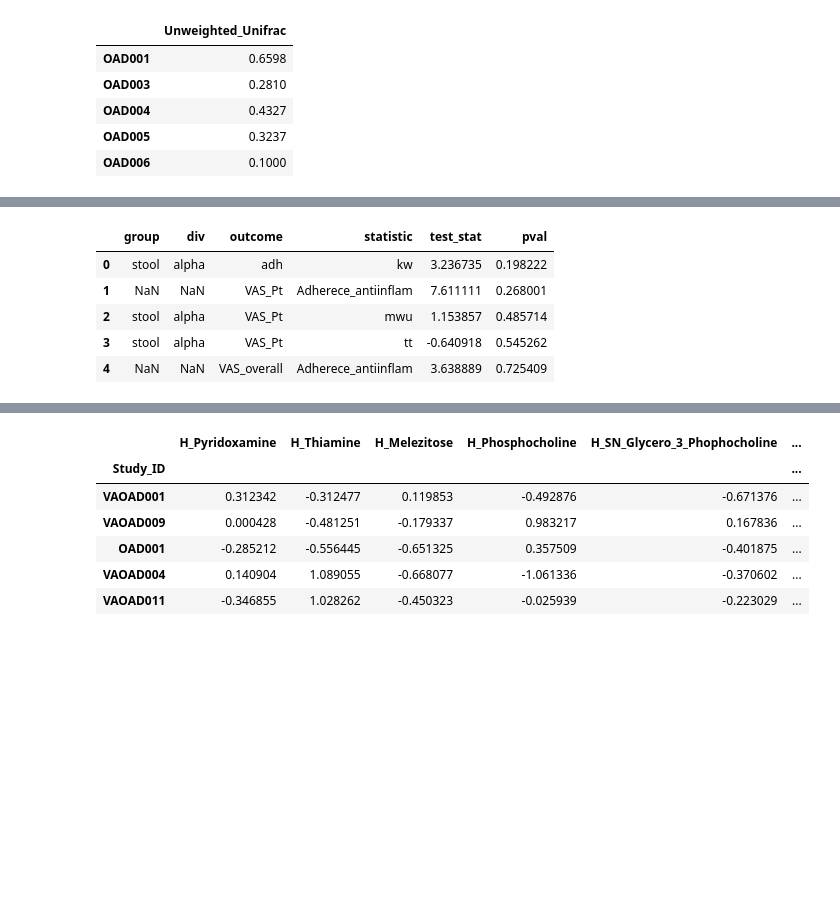
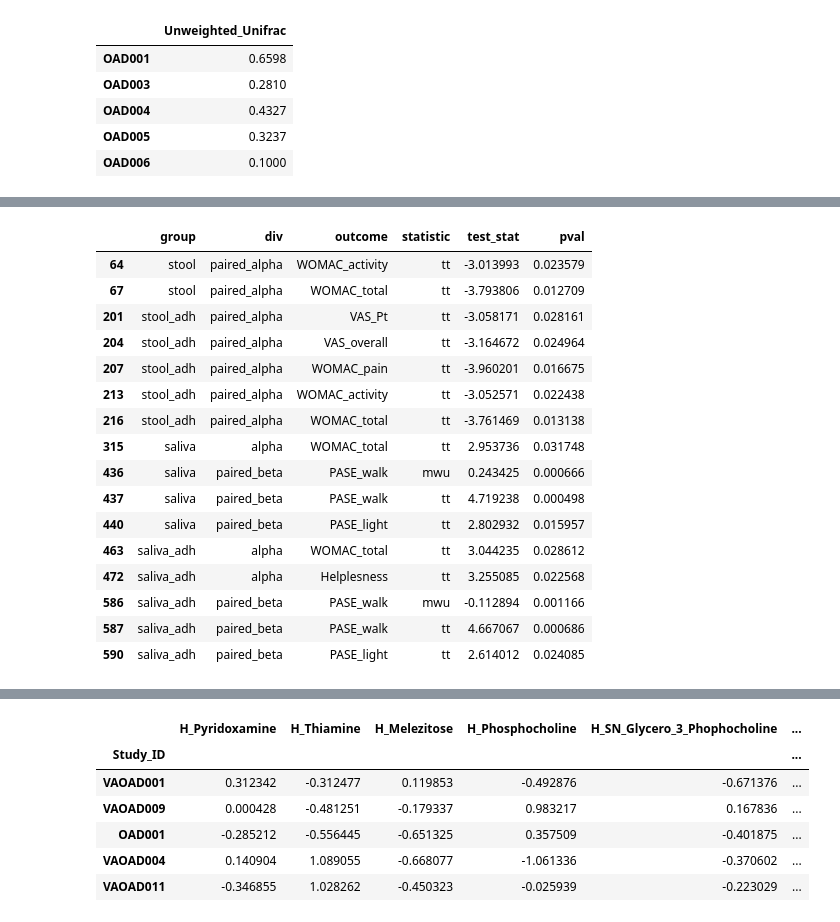
Before and after one commit to kbpi314/oa, a Jupyter notebook: code/oa_v2.ipynb, the cells around one changed output, grey strips where cells are left out. Cells and saved outputs as stored; diff of their text form; code cells hidden in the pictures; blank space fills up the shorter version.

```diff
--- a/code/oa_v2.ipynb
+++ b/code/oa_v2.ipynb
@@ -285,8 +268,3 @@ df
 | 40 | VAOAD014 | 0 | VAOAD014_0 | VAOAD-014.pre.stool | VAOAD-014.pre.saliva | d-15/d0 | M | 76 | 169.0 | ... |
 | 41 | VAOAD014 | 1m | VAOAD014_1m | NaN | NaN | 4W | M | 76 | 169.0 | ... |
 4 rows × 170 columns
-# %%
-# jobs02 for modhigh, jobs03 for all
-df = pd.read_csv(path + 'outputs/jobs03/outcome_testing.tsv', sep='\t')
-df = df[df['stat'] == 'ttest']
-df.head()
@@ -300,5 +270,0 @@ df.head()
-# %%
-# jobs02 for modhigh, jobs03 for all
-df = pd.read_csv(path + 'outputs/jobs02/outcome_testing.tsv', sep='\t')
-df = df[df['stat'] == 'pairedt']
-df.head()
@@ -406,6 +500,7 @@ d_to_metric = {
 group_var = 'Adherece_antiinflam'
 
 dfd_to_merge = {}
+g_test = ['stool','stool_adh','saliva','saliva_adh']
 for g in g_test:
     dfd_to_merge[g] = {}
 
@@ -424,6 +519,7 @@ def append_results(arr, val):
     return arr
 
 # for each sample type, grab relevant mapping file
+# g_test = saliva, saliva_adh, stool, etc.
 for g in g_test:
     # drop duplicates so you have sample mapping to adh
     df_map_sub = type_to_df_map[g.split('_')[0]]
@@ -431,6 +527,7 @@ for g in g_test:
     df_map_sub = df_map_sub.dropna(how='any',subset=group_var,axis=0)
 
     # figure out which samples to keep
+    # i.e. samples that have a pre and post time point
     keep = []
     for i in list(df_map_sub.index.values):
         if len(df_map_sub.loc[i,:]) == 2:
@@ -506,7 +603,7 @@ for g in g_test:
 
             # test association of adherence with pain outcomes
             x,p,dof,ef = chisq_of_df_cols(df_merge, group_var, o + '_quartiles')
-            arr = append_results(arr, [np.nan,np.nan,o,group_var,x,p])
+            arr = append_results(arr, ['metadata','chisq',o,group_var,x,p])
 
             ax = sns.boxplot(data=df_merge, x=o + '_quartiles', y=div_metric)
             sns.swarmplot(data=df_merge, x=o + '_quartiles', y=div_metric, palette='dark:grey')
@@ -525,39 +622,53 @@ for g in g_test:
             t, p = scipy.stats.ttest_ind(df_merge[df_merge[o + '_quartiles'] == 'top'][div_metric].values,
                                             df_merge[df_merge[o + '_quartiles'] == 'bottom'][div_metric].values,
                                             nan_policy='omit')
 
             arr = append_results(arr, [g,d,o,'tt',t,p])
 
         # save results
         dfd_to_merge[g][d] = df_merge
 
         # export to Q2
         df_q2_type = df_merge.set_index(['Together'])
         q2_row = pd.Series(data=['categorical' for i in range(len(df_merge.columns))],
                            index=list(df_merge.columns.values), dtype=str, name='#q2:types')
         df_q2_type = pd.concat([q2_row.to_frame().T, df_q2_type])
         df_q2_type.index.name = '#SampleID'
         df_q2_type.index = df_q2_type.index.map(lambda x: x.split('.guma')[0])
         df_q2_type.to_csv(path + 'inputs/qiime_mapping_file_' + d + '_' + g + '_outcomes.tsv', sep='\t')
 
 df_results = pd.DataFrame.from_dict({
     'group': gs,
     'div': ds,
     'outcome': os,
     'statistic': stats,
     'test_stat': ts,
     'pval': ps
 })
 df_results.to_csv(path + 'outputs/df_results_diff.tsv', sep='\t')
 
-df_results.head()
+# df_results.head()
+# the div==alpha results test whether pre-alpha div state associates with pain outcome changes (differences) quartiles
+# the div==paired_alpha and paired_beta test whether the alpha and betas change in a similar way with the pain outcome
+df_results[df_results['pval'] < 0.05]
 # %% [output]
 |  | group | div | outcome | statistic | test_stat | pval |
-| 0 | stool | alpha | adh | kw | 3.236735 | 0.198222 |
-| 1 | NaN | NaN | VAS_Pt | Adherece_antiinflam | 7.611111 | 0.268001 |
-| 2 | stool | alpha | VAS_Pt | mwu | 1.153857 | 0.485714 |
-| 3 | stool | alpha | VAS_Pt | tt | -0.640918 | 0.545262 |
-| 4 | NaN | NaN | VAS_overall | Adherece_antiinflam | 3.638889 | 0.725409 |
+| 64 | stool | paired_alpha | WOMAC_activity | tt | -3.013993 | 0.023579 |
+| 67 | stool | paired_alpha | WOMAC_total | tt | -3.793806 | 0.012709 |
+| 201 | stool_adh | paired_alpha | VAS_Pt | tt | -3.058171 | 0.028161 |
+| 204 | stool_adh | paired_alpha | VAS_overall | tt | -3.164672 | 0.024964 |
+| 207 | stool_adh | paired_alpha | WOMAC_pain | tt | -3.960201 | 0.016675 |
+| 213 | stool_adh | paired_alpha | WOMAC_activity | tt | -3.052571 | 0.022438 |
+| 216 | stool_adh | paired_alpha | WOMAC_total | tt | -3.761469 | 0.013138 |
+| 315 | saliva | alpha | WOMAC_total | tt | 2.953736 | 0.031748 |
+| 436 | saliva | paired_beta | PASE_walk | mwu | 0.243425 | 0.000666 |
+| 437 | saliva | paired_beta | PASE_walk | tt | 4.719238 | 0.000498 |
+| 440 | saliva | paired_beta | PASE_light | tt | 2.802932 | 0.015957 |
+| 463 | saliva_adh | alpha | WOMAC_total | tt | 3.044235 | 0.028612 |
+| 472 | saliva_adh | alpha | Helplesness | tt | 3.255085 | 0.022568 |
+| 586 | saliva_adh | paired_beta | PASE_walk | mwu | -0.112894 | 0.001166 |
+| 587 | saliva_adh | paired_beta | PASE_walk | tt | 4.667067 | 0.000686 |
+| 590 | saliva_adh | paired_beta | PASE_light | tt | 2.614012 | 0.024085 |
 # %%
 # Alpha div paired
 # paired beta, comparing intra-indiv difference pre_post to inter pre and inter post
```
Also changed, not shown: parts of 14 cells of this notebook.
